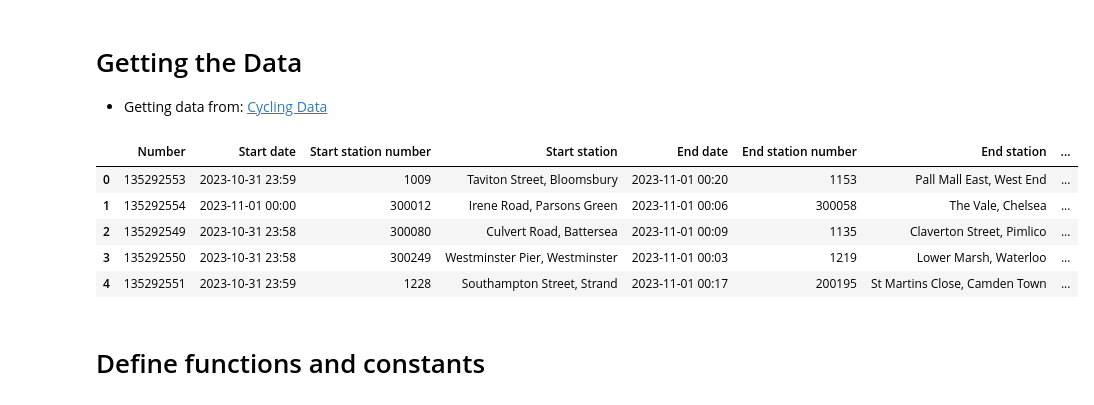
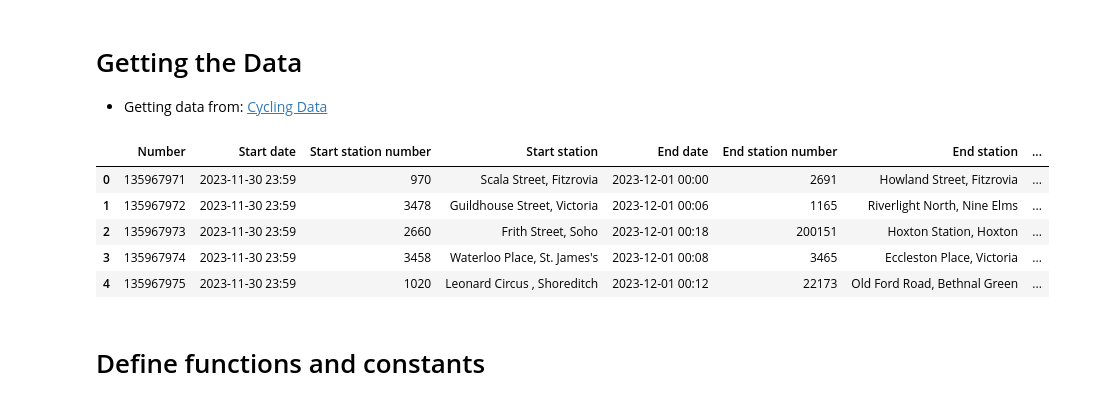
Before and after one commit to guilherme-francisco/Zoocamp-Project, a Jupyter notebook: project.ipynb, the cells around one changed output. Saved outputs shown, nothing was run; the diff lists cells and outputs as text; code cells hidden in the pictures.

```diff
--- a/project.ipynb
+++ b/project.ipynb
@@ -14,15 +13,16 @@ from tqdm import tqdm
 - Getting data from: [Cycling Data](https://cycling.data.tfl.gov.uk/)
 # %%
 url = 'https://cycling.data.tfl.gov.uk/usage-stats/384JourneyDataExtract15Nov2023-30Nov2023.csv'
-df = pd.read_csv(url)
+storage_options = {'User-Agent': 'Mozilla/5.0'}
+df = pd.read_csv(url, storage_options=storage_options)
 df.head()
 # %% [output]
 |  | Number | Start date | Start station number | Start station | End date | End station number | End station | ... |
-| 0 | 135292553 | 2023-10-31 23:59 | 1009 | Taviton Street, Bloomsbury | 2023-11-01 00:20 | 1153 | Pall Mall East, West End | ... |
-| 1 | 135292554 | 2023-11-01 00:00 | 300012 | Irene Road, Parsons Green | 2023-11-01 00:06 | 300058 | The Vale, Chelsea | ... |
-| 2 | 135292549 | 2023-10-31 23:58 | 300080 | Culvert Road, Battersea | 2023-11-01 00:09 | 1135 | Claverton Street, Pimlico | ... |
-| 3 | 135292550 | 2023-10-31 23:58 | 300249 | Westminster Pier, Westminster | 2023-11-01 00:03 | 1219 | Lower Marsh, Waterloo | ... |
-| 4 | 135292551 | 2023-10-31 23:59 | 1228 | Southampton Street, Strand | 2023-11-01 00:17 | 200195 | St Martins Close, Camden Town | ... |
+| 0 | 135967971 | 2023-11-30 23:59 | 970 | Scala Street, Fitzrovia | 2023-12-01 00:00 | 2691 | Howland Street, Fitzrovia | ... |
+| 1 | 135967972 | 2023-11-30 23:59 | 3478 | Guildhouse Street, Victoria | 2023-12-01 00:06 | 1165 | Riverlight North, Nine Elms | ... |
+| 2 | 135967973 | 2023-11-30 23:59 | 2660 | Frith Street, Soho | 2023-12-01 00:18 | 200151 | Hoxton Station, Hoxton | ... |
+| 3 | 135967974 | 2023-11-30 23:59 | 3458 | Waterloo Place, St. James's | 2023-12-01 00:08 | 3465 | Eccleston Place, Victoria | ... |
+| 4 | 135967975 | 2023-11-30 23:59 | 1020 | Leonard Circus , Shoreditch | 2023-12-01 00:12 | 22173 | Old Ford Road, Bethnal Green | ... |
 # %% [markdown]
 # Define functions and constants
 # %% [markdown]
```
Also changed, not shown: parts of 6 cells of this notebook.
